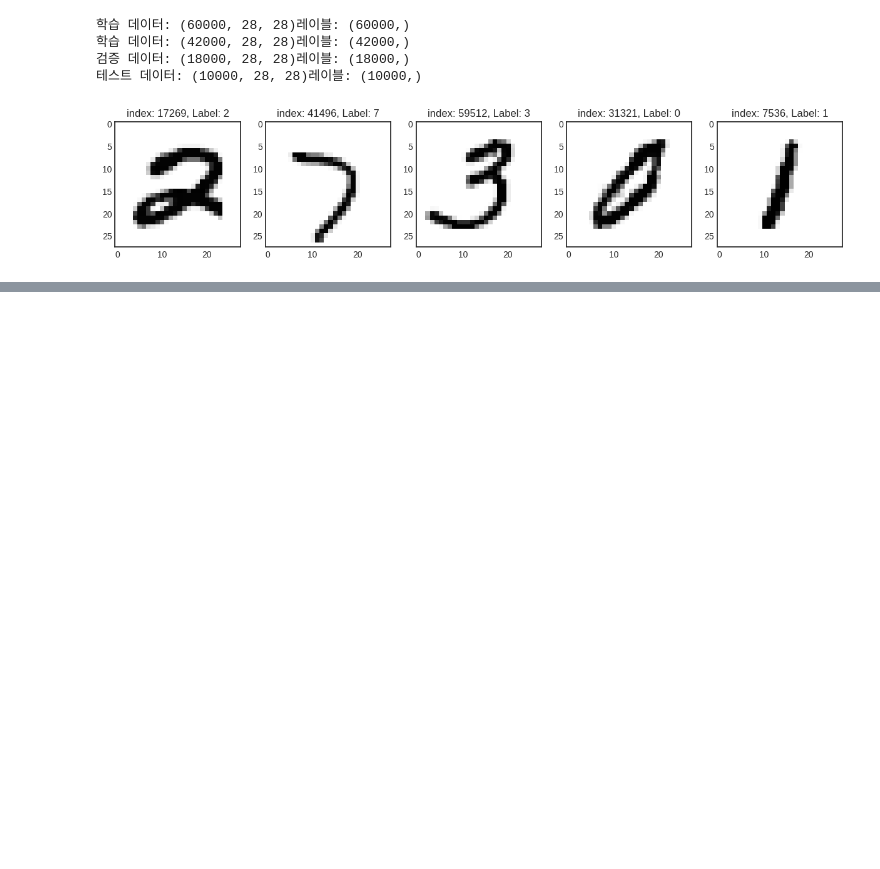
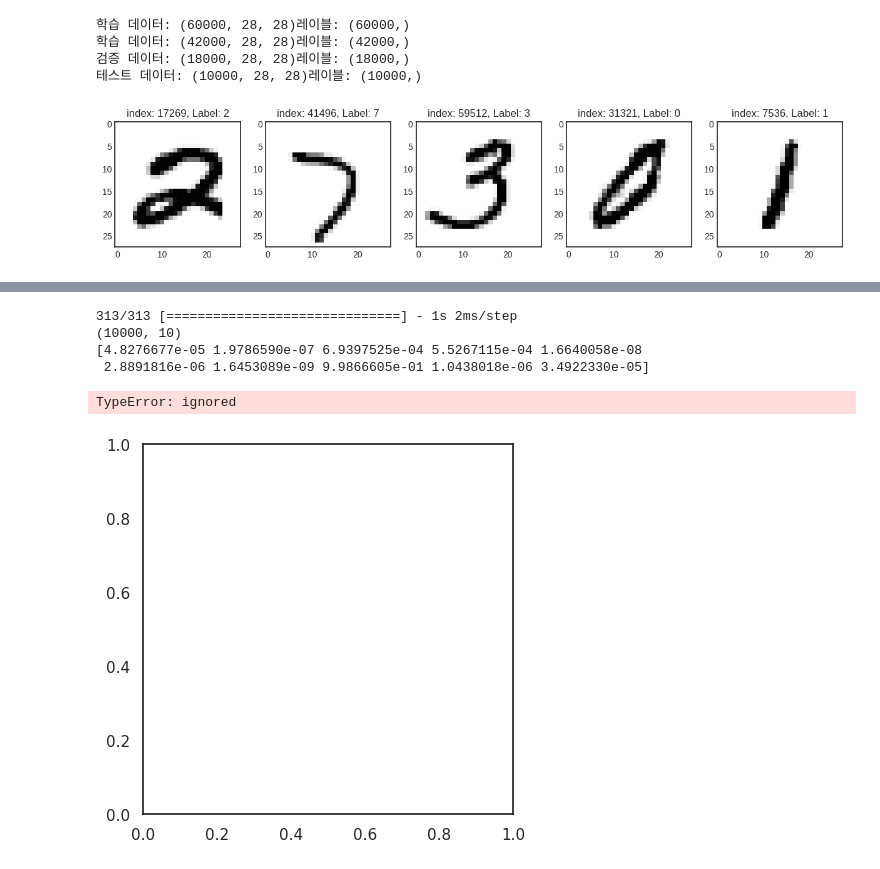
Before and after one commit to HWMV/AiModel_Practice, a Jupyter notebook: Untitled0.ipynb, the cells around one changed output, grey strips where cells are left out. Saved outputs shown, nothing was run; the diff lists cells and outputs as text; code cells hidden in the pictures; blank space fills up the shorter version.

```diff
--- a/Untitled0.ipynb
+++ b/Untitled0.ipynb
@@ -45,3 +45,11 @@ for i, idx in enumerate(random_idx):
 검증 데이터: (18000, 28, 28)레이블: (18000,)
 테스트 데이터: (10000, 28, 28)레이블: (10000,)
 [figure]
+# %%
+x_train = x_train / 255,
+x_val = x_val / 255,
+x_test = x_test / 255,
+
+y_train = to_categorical(y_train)
+y_val = to_categorical(y_val)
+y_test = to_categorical(y_test)
@@ -47,0 +158,19 @@ for i, idx in enumerate(random_idx):
+# %%
+pred_ys = model.predict(x_test)
+print(pred_ys.shape)
+
+np.set_printoptions(precision=7)
+print(pred_ys[0])
+# %% [output]
+313/313 [==============================] - 1s 2ms/step
+(10000, 10)
+[4.8276677e-05 1.9786590e-07 6.9397525e-04 5.5267115e-04 1.6640058e-08
+ 2.8891816e-06 1.6453089e-09 9.9866605e-01 1.0438018e-06 3.4922330e-05]
+# %%
+arg_pred_y = np.argmax(pred_ys, axis=1)
+plt.imshow(x_test[0])
+plt.title('Predicted label:{}'.format(arg_pred_y[0]))
+plt.show()
+# %% [output]
+TypeError: ignored
+[figure, added]
```
Also changed, not shown: parts of 10 cells of this notebook.
